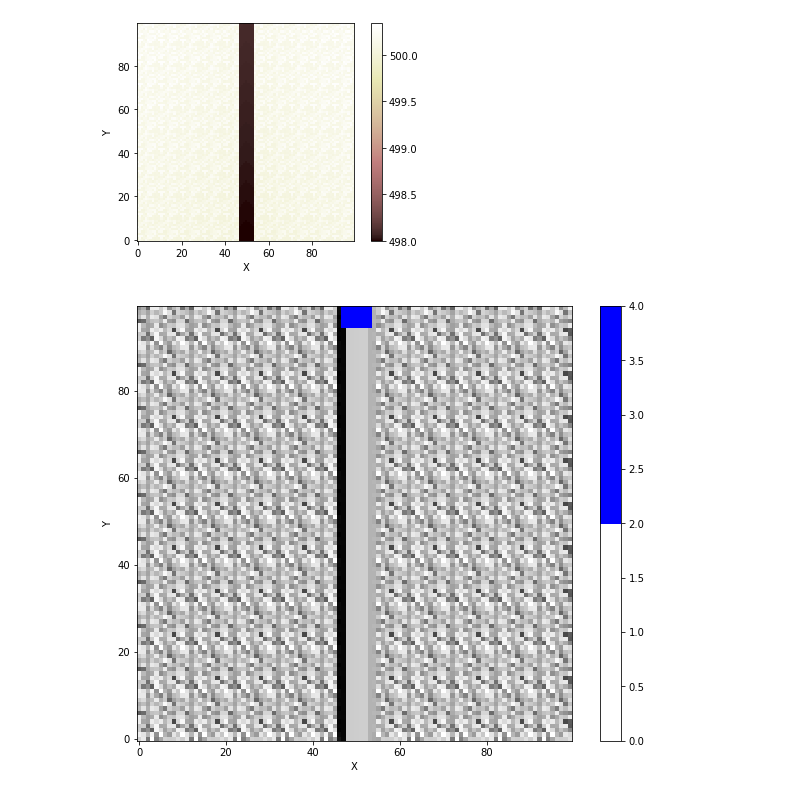
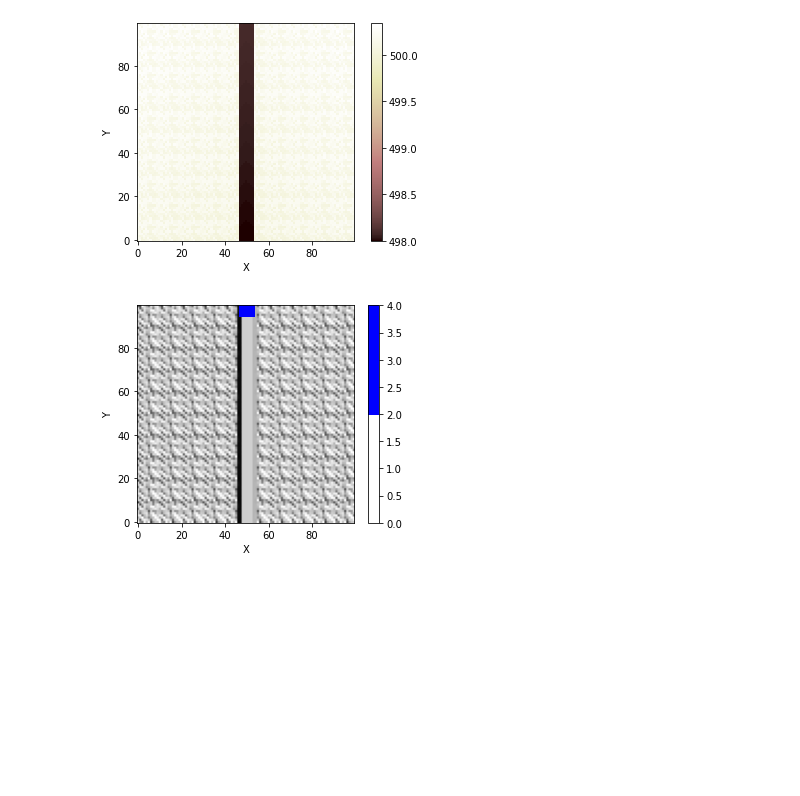
Before and after one commit to espin-2020/fluvial, a Jupyter notebook: 2D_Flow/Overland-Channel.ipynb, the cells around one changed output. Saved outputs shown, nothing was run; the diff lists cells and outputs as text; code cells hidden in the pictures; blank space fills up the shorter version.

```diff
--- a/2D_Flow/Overland-Channel.ipynb
+++ b/2D_Flow/Overland-Channel.ipynb
@@ -94,12 +97,12 @@ bools = (grid.node_x > nX/2 - Channel_Width/2) * (grid.node_x < nX/2 + Channel_W
 h[bools] = Channel_Depth*2
 h = grid.add_field('surface_water__depth', h, at='node')
 # %%
-fig = plt.figure(figsize=(10,8))
+fig = plt.figure(figsize=(5,4))
 plt.imshow(ls.hillshade(np.reshape(z,[100,100]), vert_exag=10), cmap='gray',origin="lower")
 imshow_grid(grid,'surface_water__depth',cmap=WaterMap)
 fig.show()
 # %% [output]
-[figure, old version]
+[figure, new version]
 # %%
 #Call overland flow model
 of = OverlandFlow(grid, steep_slopes=True)
```
Also changed, not shown: parts of 4 cells of this notebook.
